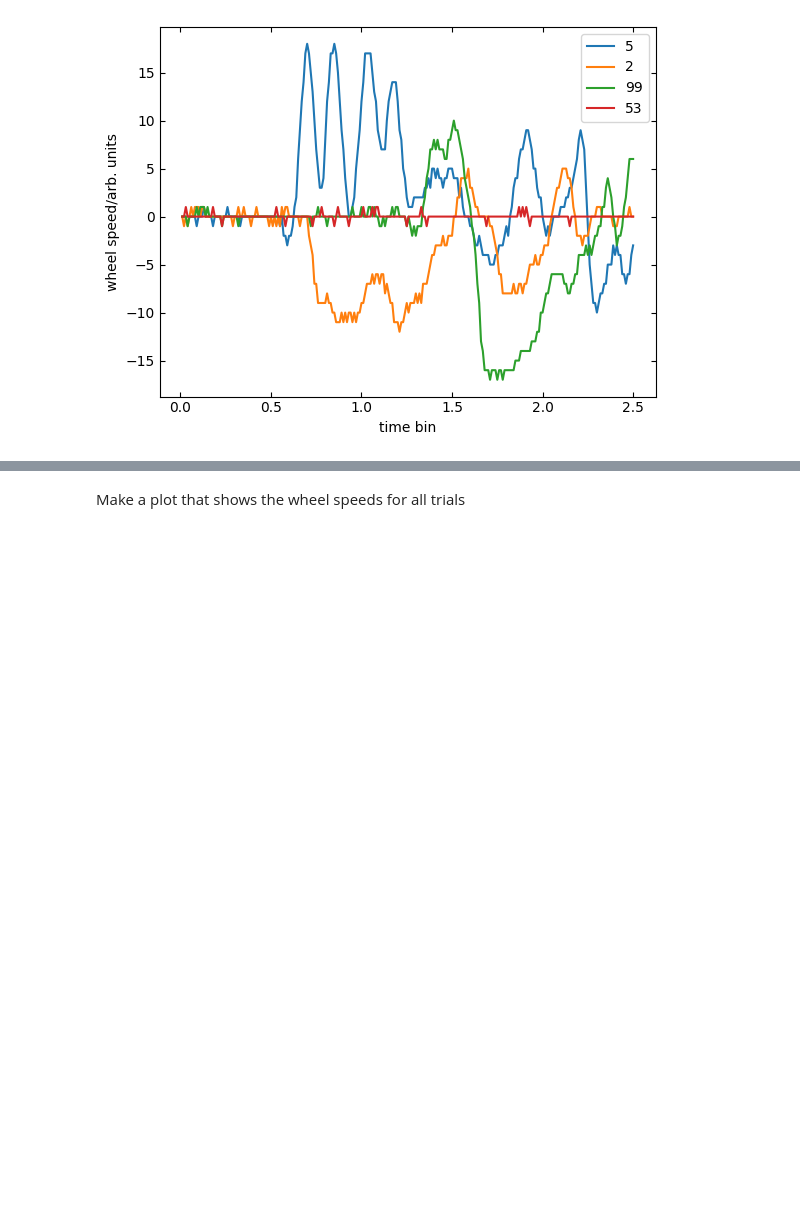
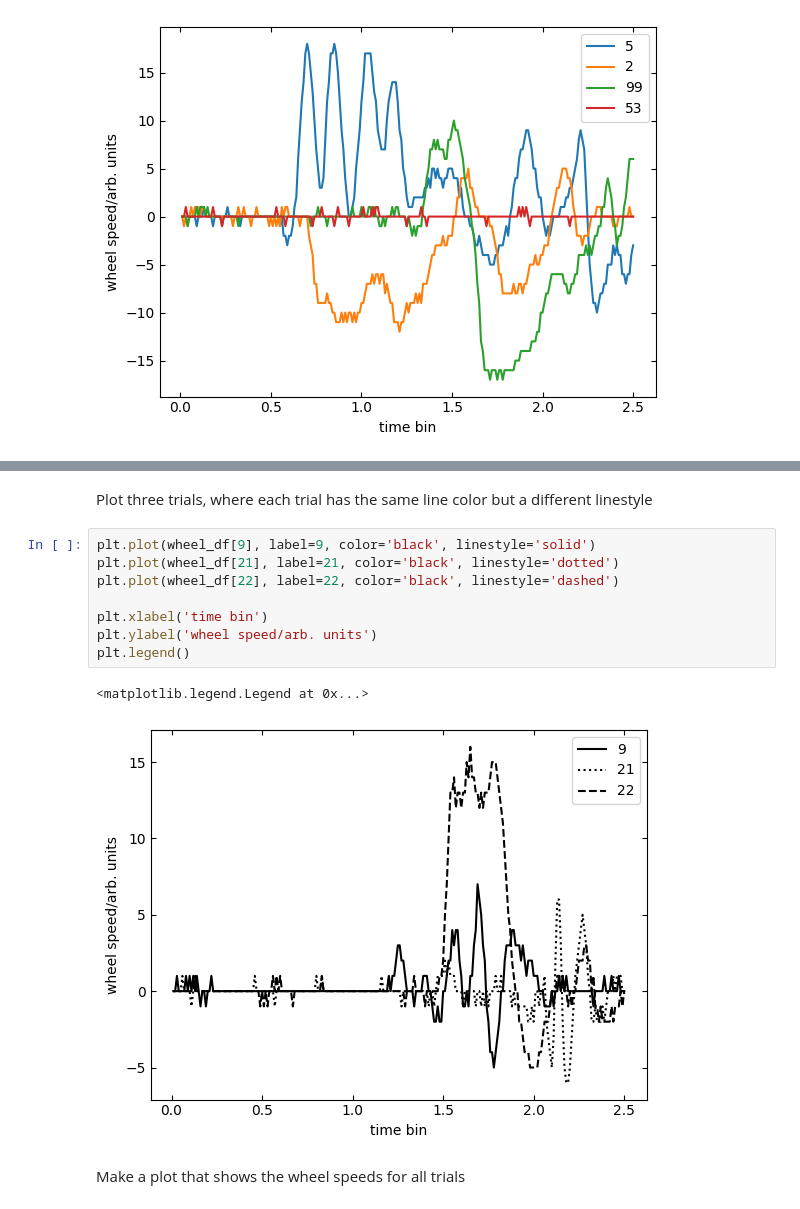
Before and after one commit to ibehave-ibots/iBOTS-Tools, a Jupyter notebook: workshops/python-workshop-1/exercises/ben/Day2-wheelspeed-with-solns.ipynb, the cells around one changed output, grey strips where cells are left out. Drawn from its saved outputs; the diff is of its cells as text; blank space fills up the shorter version.

```diff
--- a/workshops/python-workshop-1/exercises/ben/Day2-wheelspeed-with-solns.ipynb
+++ b/workshops/python-workshop-1/exercises/ben/Day2-wheelspeed-with-solns.ipynb
@@ -391,3 +403,16 @@ plt.legend()
+# %% [markdown]
+Plot three trials, where each trial has the same line color but a different linestyle
+# %%
+plt.plot(wheel_df[9], label=9, color='black', linestyle='solid')
+plt.plot(wheel_df[21], label=21, color='black', linestyle='dotted')
+plt.plot(wheel_df[22], label=22, color='black', linestyle='dashed')
+
+plt.xlabel('time bin')
+plt.ylabel('wheel speed/arb. units')
+plt.legend()
+# %% [output]
+<matplotlib.legend.Legend at 0x...>
+[figure, added]
 # %% [markdown]
 Make a plot that shows the wheel speeds for all trials
 # %%
```
Also changed, not shown: parts of 12 cells of this notebook.
